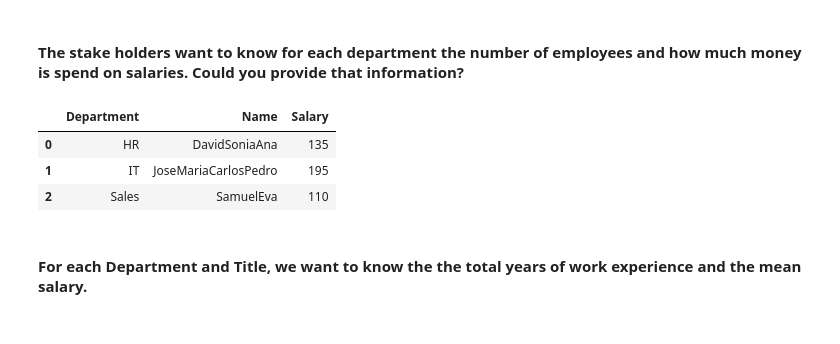
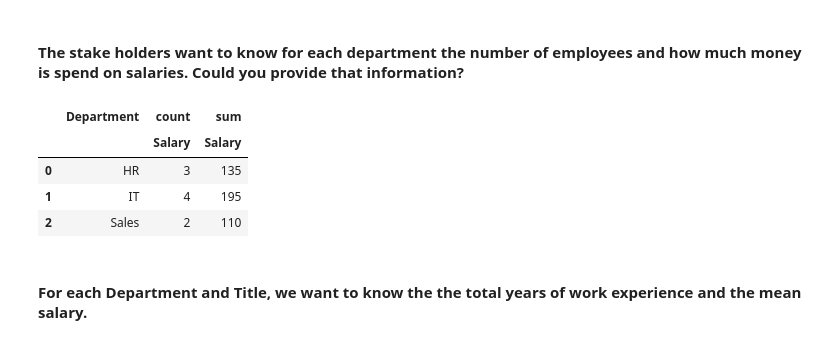
Before and after one commit to SSOCosta/Data-Reshaping-pivot-table, a Jupyter notebook: your_code/main.ipynb, the cells around one changed output. Cells and saved outputs as stored; diff of their text form; code cells hidden in the pictures.

```diff
--- a/your_code/main.ipynb
+++ b/your_code/main.ipynb
@@ -145,12 +143,13 @@ pivot_table_filled
 #### The stake holders want to know for each department the number of employees and how much money is spend on salaries. Could you provide that information?
 # %%
 # Getting to know the number of employees and how much money is spend on salaries for each department
-employee.pivot_table(index= ['Department'], values = ['Name','Salary'],aggfunc={'Name':'sum','Salary':'sum'}).reset_index()
+employee.pivot_table(index= ['Department'], values = ['Salary'],aggfunc = ['count',np.sum]).reset_index()
 # %% [output]
-|  | Department | Name | Salary |
-| 0 | HR | DavidSoniaAna | 135 |
-| 1 | IT | JoseMariaCarlosPedro | 195 |
-| 2 | Sales | SamuelEva | 110 |
+|  | Department | count | sum |
+|  |  | Salary | Salary |
+| 0 | HR | 3 | 135 |
+| 1 | IT | 4 | 195 |
+| 2 | Sales | 2 | 110 |
 # %% [markdown]
 #### For each Department and Title, we want to know the the total years of work experience and the mean salary.
 # %%
```
Also changed, not shown: parts of 1 cell of this notebook.
